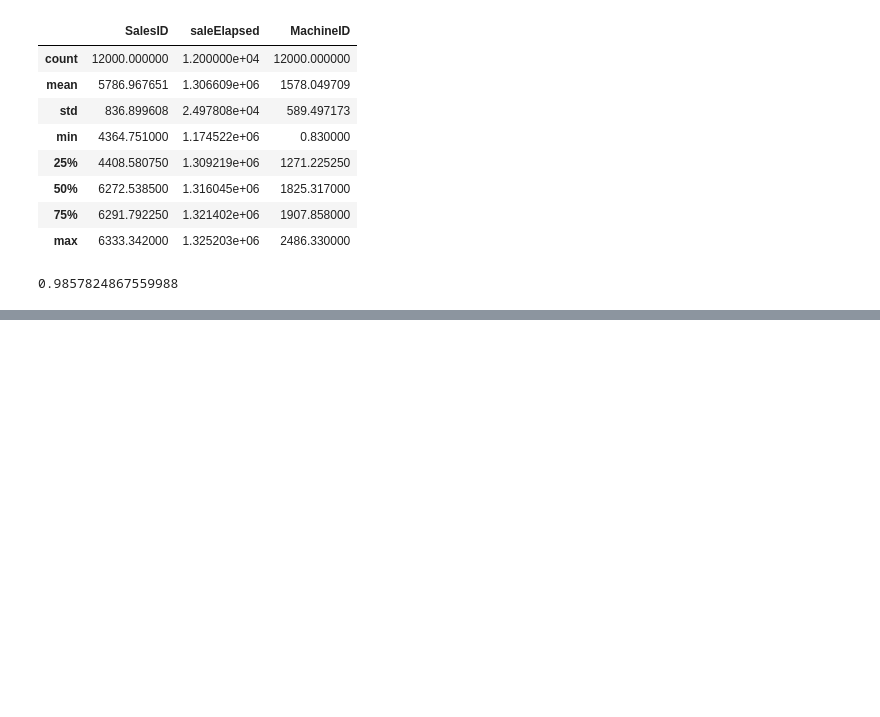
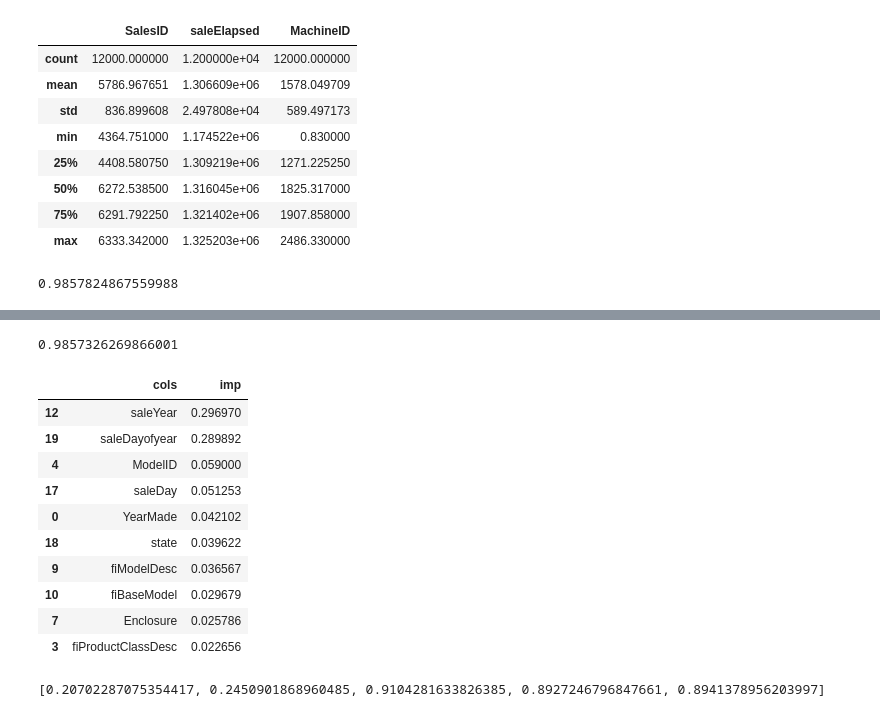
Before and after one commit to s-r-aman/machine_learning_playground, a Jupyter notebook: fastdotai/fastai_1.ipynb, the cells around one changed output, grey strips where cells are left out. Saved outputs shown, nothing was run; the diff lists cells and outputs as text; code cells hidden in the pictures; blank space fills up the shorter version.

```diff
--- a/fastdotai/fastai_1.ipynb
+++ b/fastdotai/fastai_1.ipynb
@@ -296,0 +353,27 @@ m.oob_score_
+# %%
+x.drop(feats, axis = 1, inplace = True)
+# %%
+m = RandomForestClassifier(n_estimators = 40,
+                            min_samples_leaf = 3,
+                            max_features = 0.5,
+                            n_jobs = -1,
+                            oob_score = True
+                           )
+m.fit(x, y)
+m.oob_score_
+# %% [output]
+0.9857326269866001
+# %%
+fi = rf_feat_importance(m, x); fi[:10]
+# %% [output]
+|  | cols | imp |
+| 12 | saleYear | 0.296970 |
+| 19 | saleDayofyear | 0.289892 |
+| 4 | ModelID | 0.059000 |
+| 17 | saleDay | 0.051253 |
+| 0 | YearMade | 0.042102 |
+| 18 | state | 0.039622 |
+| 9 | fiModelDesc | 0.036567 |
+| 10 | fiBaseModel | 0.029679 |
+| 7 | Enclosure | 0.025786 |
+| 3 | fiProductClassDesc | 0.022656 |
@@ -296,0 +390,7 @@ m.oob_score_
+# %%
+X_train, X_valid = split_vals(df_keep, n_trn)
+m = RandomForestRegressor(n_estimators=40, min_samples_leaf=3, max_features=0.5, n_jobs=-1, oob_score=True)
+m.fit(X_train, y_train)
+print_score(m)
+# %% [output]
+[0.20702287075354417, 0.2450901868960485, 0.9104281633826385, 0.8927246796847661, 0.8941378956203997]
```
Also changed, not shown: parts of 10 cells of this notebook.
